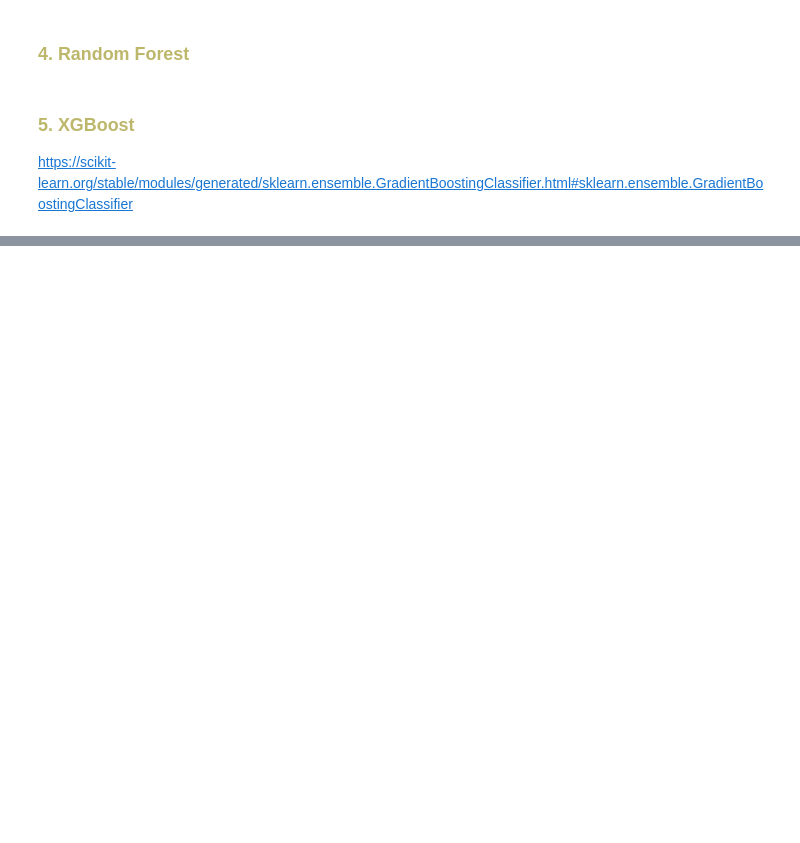
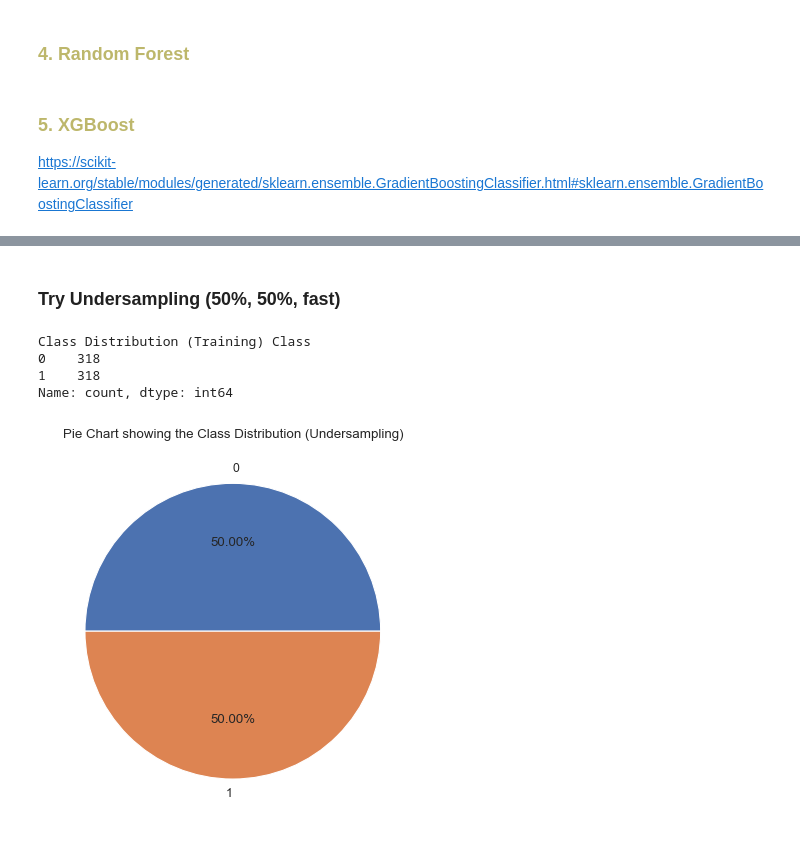
Before and after one commit to yvonnevydao/Credit_Fraud_Detection, a Jupyter notebook: credit_fraud_detection.ipynb, the cells around one changed output, grey strips where cells are left out. Drawn from its saved outputs; the diff is of its cells as text; code cells hidden in the pictures; blank space fills up the shorter version.

```diff
--- a/credit_fraud_detection.ipynb
+++ b/credit_fraud_detection.ipynb
@@ -909,0 +848,8 @@ print("\n6. Geneneralization Accuracy for SVC: ",
+# %%
+from sklearn.model_selection import train_test_split
+X = df_scaled.drop('Class', axis=1)
+y = df_scaled['Class']
+# Split the data into training and testing sets
+X_train, X_test, y_train, y_test = train_test_split(X, y,
+                                                    test_size=0.3,
+                                                    random_state=seed)
@@ -909,0 +875,19 @@ print("\n6. Geneneralization Accuracy for SVC: ",
+# %% [markdown]
+### Try Undersampling (50%, 50%, fast)
+# %%
+from imblearn.under_sampling import RandomUnderSampler
+
+Under = RandomUnderSampler(random_state=seed)
+X_train_Under, y_train_Under = Under.fit_resample(X_train, y_train)
+print('Class Distribution (Training)', y_train_Under.value_counts())
+# %% [output]
+Class Distribution (Training) Class
+0    318
+1    318
+Name: count, dtype: int64
+# %%
+class_counts = y_train_Under.value_counts()
+plt.pie(class_counts, labels=class_counts.index, autopct='%1.2f%%');
+plt.title('Pie Chart showing the Class Distribution (Undersampling)');
+# %% [output]
+[figure, added]
```
Also changed, not shown: parts of 79 cells of this notebook.
